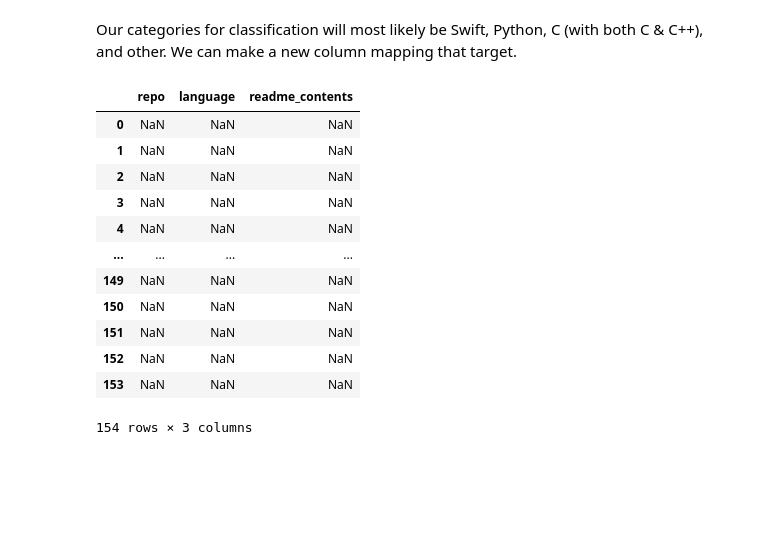
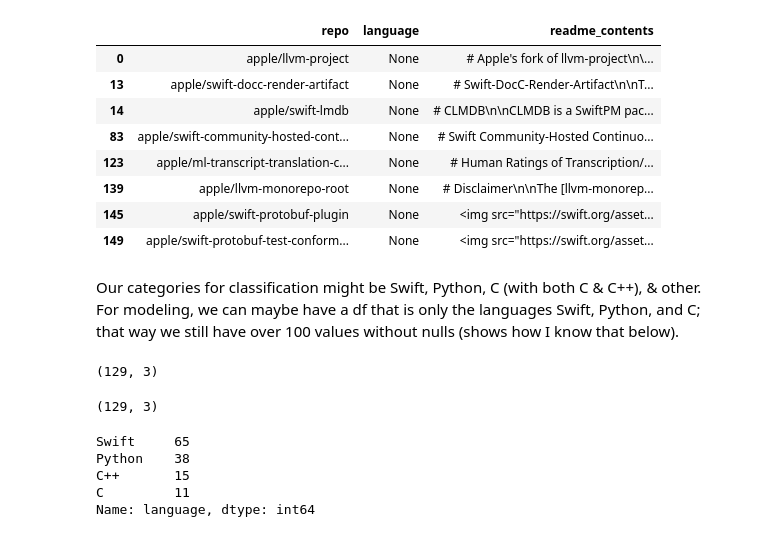
Before and after one commit to NLP-Github-Project-Hopper5/NLP-Github-Project, a Jupyter notebook: jos-workbook.ipynb, the cells around one changed output. Saved outputs shown, nothing was run; the diff lists cells and outputs as text; code cells hidden in the pictures; blank space fills up the shorter version.

```diff
--- a/jos-workbook.ipynb
+++ b/jos-workbook.ipynb
@@ -142,19 +139,33 @@ Markdown             1
 Name: language, dtype: int64
-# %% [markdown]
-Our categories for classification will most likely be Swift, Python, C (with both C & C++), and other. We can make a new column mapping that target.
 # %%
-df[df.isnull()]
+df[df.language.isna()]
 # %% [output]
 |  | repo | language | readme_contents |
-| 0 | NaN | NaN | NaN |
-| 1 | NaN | NaN | NaN |
-| 2 | NaN | NaN | NaN |
-| 3 | NaN | NaN | NaN |
-| 4 | NaN | NaN | NaN |
-| ... | ... | ... | ... |
-| 149 | NaN | NaN | NaN |
-| 150 | NaN | NaN | NaN |
-| 151 | NaN | NaN | NaN |
-| 152 | NaN | NaN | NaN |
-| 153 | NaN | NaN | NaN |
+| 0 | apple/llvm-project | None | # Apple's fork of llvm-project\n\... |
+| 13 | apple/swift-docc-render-artifact | None | # Swift-DocC-Render-Artifact\n\nT... |
+| 14 | apple/swift-lmdb | None | # CLMDB\n\nCLMDB is a SwiftPM pac... |
+| 83 | apple/swift-community-hosted-cont... | None | # Swift Community-Hosted Continuo... |
+| 123 | apple/ml-transcript-translation-c... | None | # Human Ratings of Transcription/... |
+| 139 | apple/llvm-monorepo-root | None | # Disclaimer\n\nThe [llvm-monorep... |
+| 145 | apple/swift-protobuf-plugin | None | <img src="https://swift.org/asset... |
+| 149 | apple/swift-protobuf-test-conform... | None | <img src="https://swift.org/asset... |
-154 rows × 3 columns
+# %% [markdown]
+Our categories for classification might be Swift, Python, C (with both C & C++), & other. For modeling, we can maybe have a df that is only the languages Swift, Python, and C; that way we still have over 100 values without nulls (shows how I know that below).
+# %%
+cut_df = df.loc[df['language'].isin(['Swift', 'Python', 'C', 'C++'])]
+cut_df.shape
+# %% [output]
+(129, 3)
+# %%
+cut_df = cut_df.dropna()
+cut_df.shape
+# %% [output]
+(129, 3)
+# %%
+cut_df.language.value_counts()
+# %% [output]
+Swift     65
+Python    38
+C++       15
+C         11
+Name: language, dtype: int64
```
Also changed, not shown: parts of 37 cells of this notebook.
